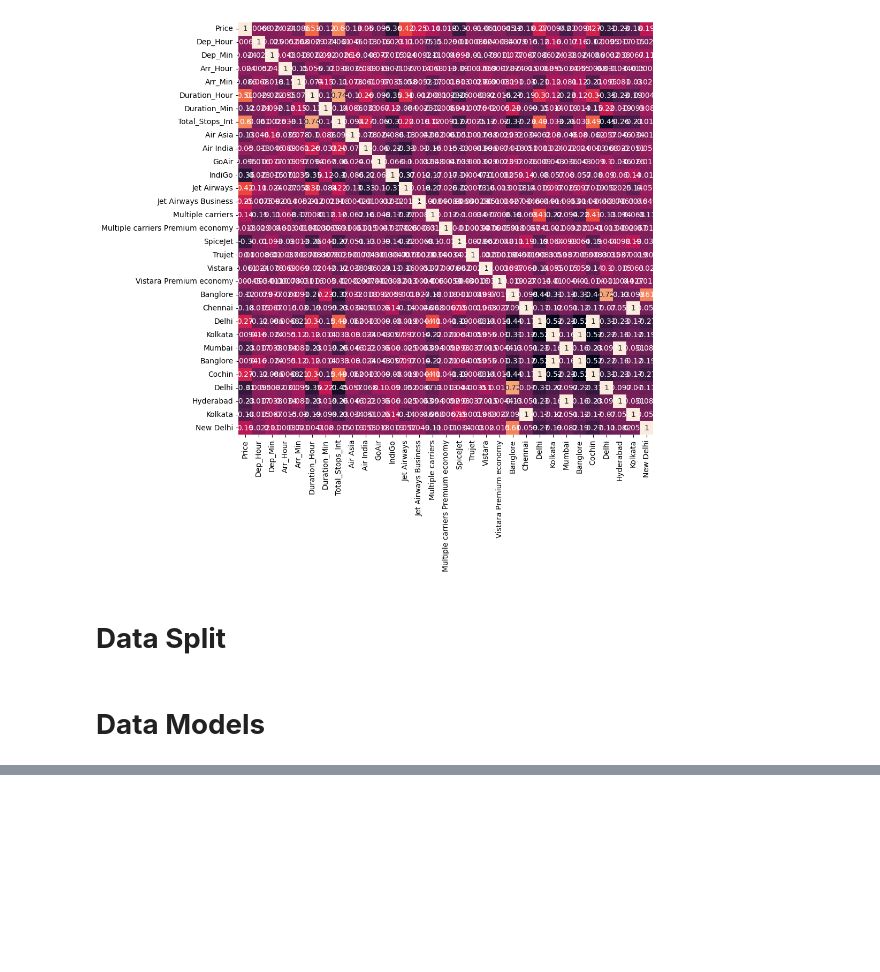
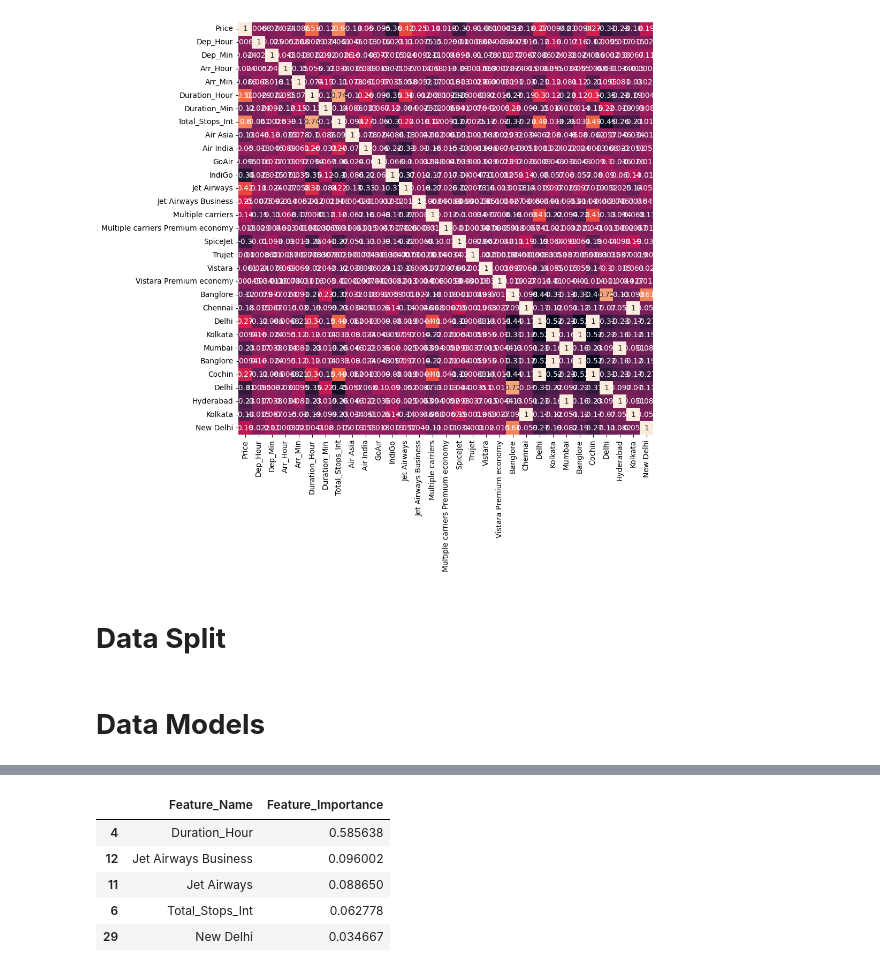
Before and after one commit to akshayyewle/Machine-Learning, a Jupyter notebook: 11 Flight Ticket Price Prediction/Python Notebook.ipynb, the cells around one changed output, grey strips where cells are left out. Drawn from its saved outputs; the diff is of its cells as text; code cells hidden in the pictures; blank space fills up the shorter version.

```diff
--- a/11 Flight Ticket Price Prediction/Python Notebook.ipynb
+++ b/11 Flight Ticket Price Prediction/Python Notebook.ipynb
@@ -479 +486,10 @@ model01_Analysis
 | 16 | Trujet | 0.000000 |
+# %%
+model01_Analysis.nlargest(5,columns='Feature_Importance')
+# %% [output]
+|  | Feature_Name | Feature_Importance |
+| 4 | Duration_Hour | 0.585638 |
+| 12 | Jet Airways Business | 0.096002 |
+| 11 | Jet Airways | 0.088650 |
+| 6 | Total_Stops_Int | 0.062778 |
+| 29 | New Delhi | 0.034667 |
```
Also changed, not shown: parts of 7 cells of this notebook.
